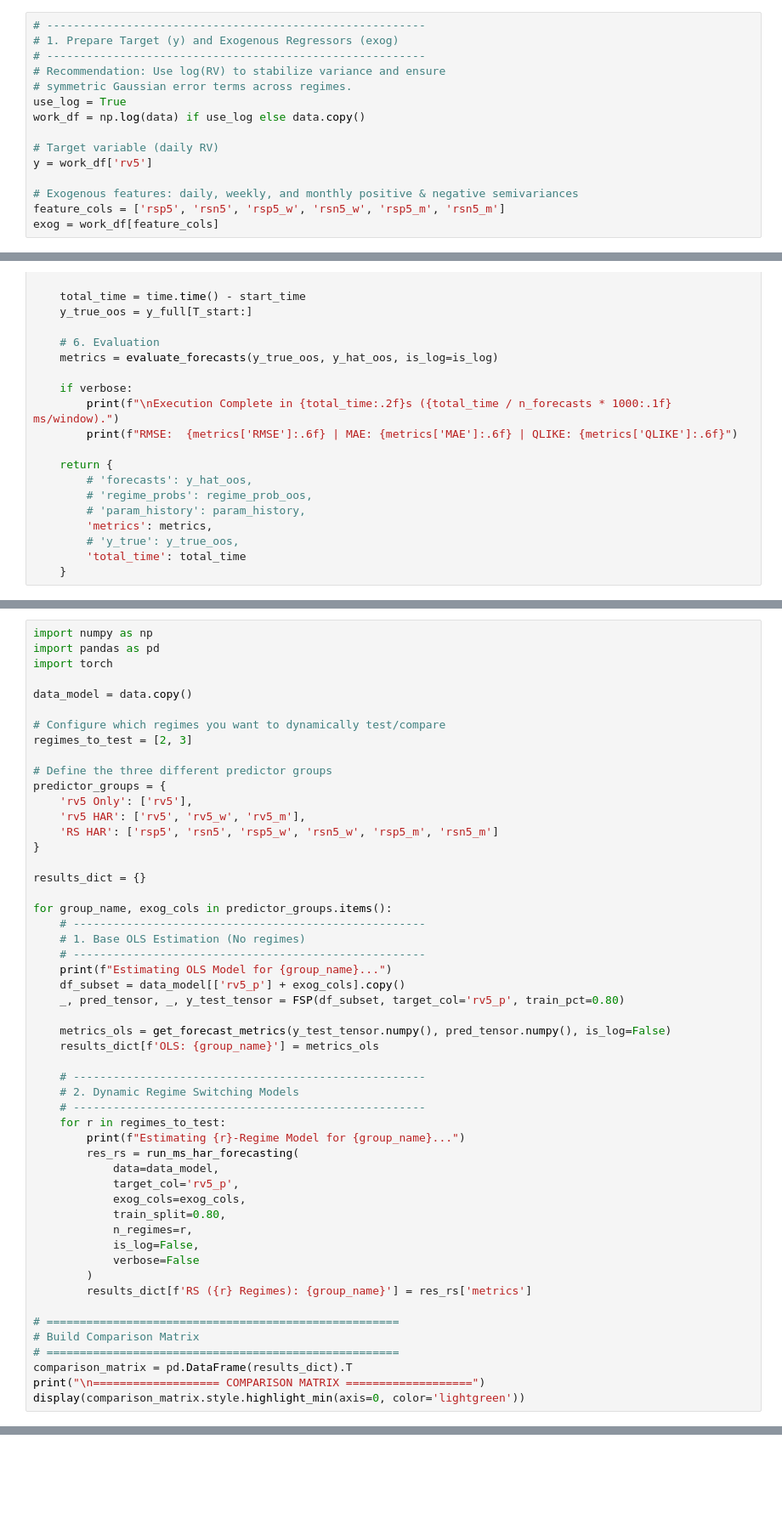
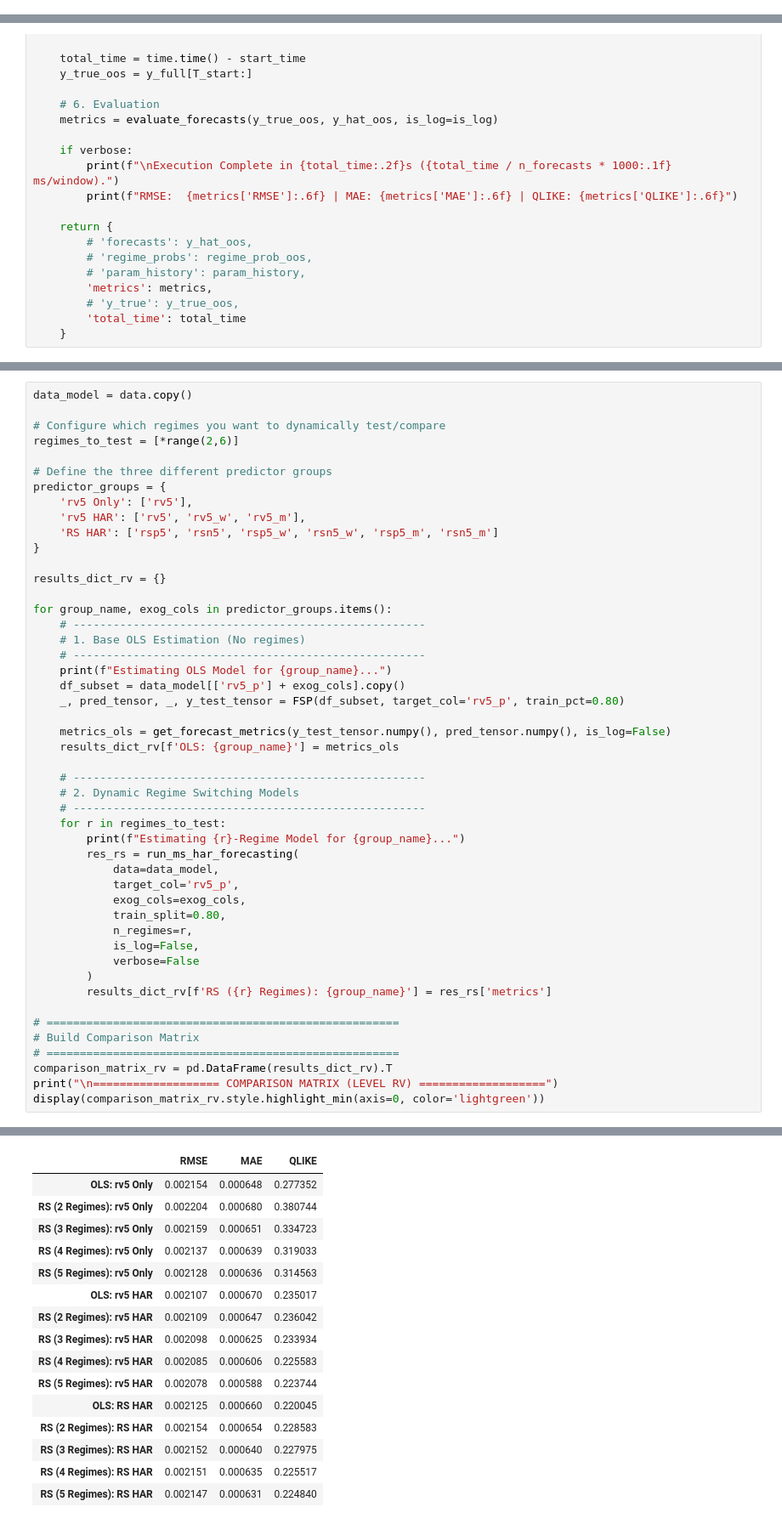
Before and after one commit to Deangr-econ/torch-volatility-engine, a Jupyter notebook: HAR_Markov_Switching.ipynb, the cells around one changed output, grey strips where cells are left out. Shown at 85% size. Drawn from its saved outputs; the diff is of its cells as text; blank space fills up the shorter version.

```diff
--- a/HAR_Markov_Switching.ipynb
+++ b/HAR_Markov_Switching.ipynb
@@ -252,15 +207,0 @@ plt.show()
-# %%
-# ---------------------------------------------------------
-# 1. Prepare Target (y) and Exogenous Regressors (exog)
-# ---------------------------------------------------------
-# Recommendation: Use log(RV) to stabilize variance and ensure
-# symmetric Gaussian error terms across regimes.
-use_log = True
-work_df = np.log(data) if use_log else data.copy()
-
-# Target variable (daily RV)
-y = work_df['rv5']
-
-# Exogenous features: daily, weekly, and monthly positive & negative semivariances
-feature_cols = ['rsp5', 'rsn5', 'rsp5_w', 'rsn5_w', 'rsp5_m', 'rsn5_m']
-exog = work_df[feature_cols]
@@ -1287,12 +557,8 @@ run_ms_har_forecasting(data=data, target_col='rv5', n_regimes=3)
 # %%
-import numpy as np
-import pandas as pd
-import torch
-
 data_model = data.copy()
 
 # Configure which regimes you want to dynamically test/compare
-regimes_to_test = [2, 3]
+regimes_to_test = [*range(2,6)]
 
 # Define the three different predictor groups
 predictor_groups = {
@@ -1301,7 +567,7 @@ predictor_groups = {
     'RS HAR': ['rsp5', 'rsn5', 'rsp5_w', 'rsn5_w', 'rsp5_m', 'rsn5_m']
 }
 
-results_dict = {}
+results_dict_rv = {}
 
 for group_name, exog_cols in predictor_groups.items():
     # -----------------------------------------------------
@@ -1312,7 +578,7 @@ for group_name, exog_cols in predictor_groups.items():
     _, pred_tensor, _, y_test_tensor = FSP(df_subset, target_col='rv5_p', train_pct=0.80)
 
     metrics_ols = get_forecast_metrics(y_test_tensor.numpy(), pred_tensor.numpy(), is_log=False)
-    results_dict[f'OLS: {group_name}'] = metrics_ols
+    results_dict_rv[f'OLS: {group_name}'] = metrics_ols
 
     # -----------------------------------------------------
     # 2. Dynamic Regime Switching Models
@@ -1328,11 +594,12 @@ for group_name, exog_cols in predictor_groups.items():
             is_log=False,
             verbose=False
         )
-        results_dict[f'RS ({r} Regimes): {group_name}'] = res_rs['metrics']
+        results_dict_rv[f'RS ({r} Regimes): {group_name}'] = res_rs['metrics']
 
 # =====================================================
 # Build Comparison Matrix
 # =====================================================
-comparison_matrix = pd.DataFrame(results_dict).T
-print("\n=================== COMPARISON MATRIX ===================")
-display(comparison_matrix.style.highlight_min(axis=0, color='lightgreen'))
+comparison_matrix_rv = pd.DataFrame(results_dict_rv).T
+print("\n=================== COMPARISON MATRIX (LEVEL RV) ===================")
+display(comparison_matrix_rv.style.highlight_min(axis=0, color='lightgreen'))
+# %% [output]
@@ -1339,3 +623,19 @@ display(comparison_matrix.style.highlight_min(axis=0, color='lightgreen'))
+|  | RMSE | MAE | QLIKE |
+| OLS: rv5 Only | 0.002154 | 0.000648 | 0.277352 |
+| RS (2 Regimes): rv5 Only | 0.002204 | 0.000680 | 0.380744 |
+| RS (3 Regimes): rv5 Only | 0.002159 | 0.000651 | 0.334723 |
+| RS (4 Regimes): rv5 Only | 0.002137 | 0.000639 | 0.319033 |
+| RS (5 Regimes): rv5 Only | 0.002128 | 0.000636 | 0.314563 |
+| OLS: rv5 HAR | 0.002107 | 0.000670 | 0.235017 |
+| RS (2 Regimes): rv5 HAR | 0.002109 | 0.000647 | 0.236042 |
+| RS (3 Regimes): rv5 HAR | 0.002098 | 0.000625 | 0.233934 |
+| RS (4 Regimes): rv5 HAR | 0.002085 | 0.000606 | 0.225583 |
+| RS (5 Regimes): rv5 HAR | 0.002078 | 0.000588 | 0.223744 |
+| OLS: RS HAR | 0.002125 | 0.000660 | 0.220045 |
+| RS (2 Regimes): RS HAR | 0.002154 | 0.000654 | 0.228583 |
+| RS (3 Regimes): RS HAR | 0.002152 | 0.000640 | 0.227975 |
+| RS (4 Regimes): RS HAR | 0.002151 | 0.000635 | 0.225517 |
+| RS (5 Regimes): RS HAR | 0.002147 | 0.000631 | 0.224840 |
 # %%
 import numpy as np
 import pandas as pd
```
Also changed, not shown: parts of 16 cells of this notebook.
